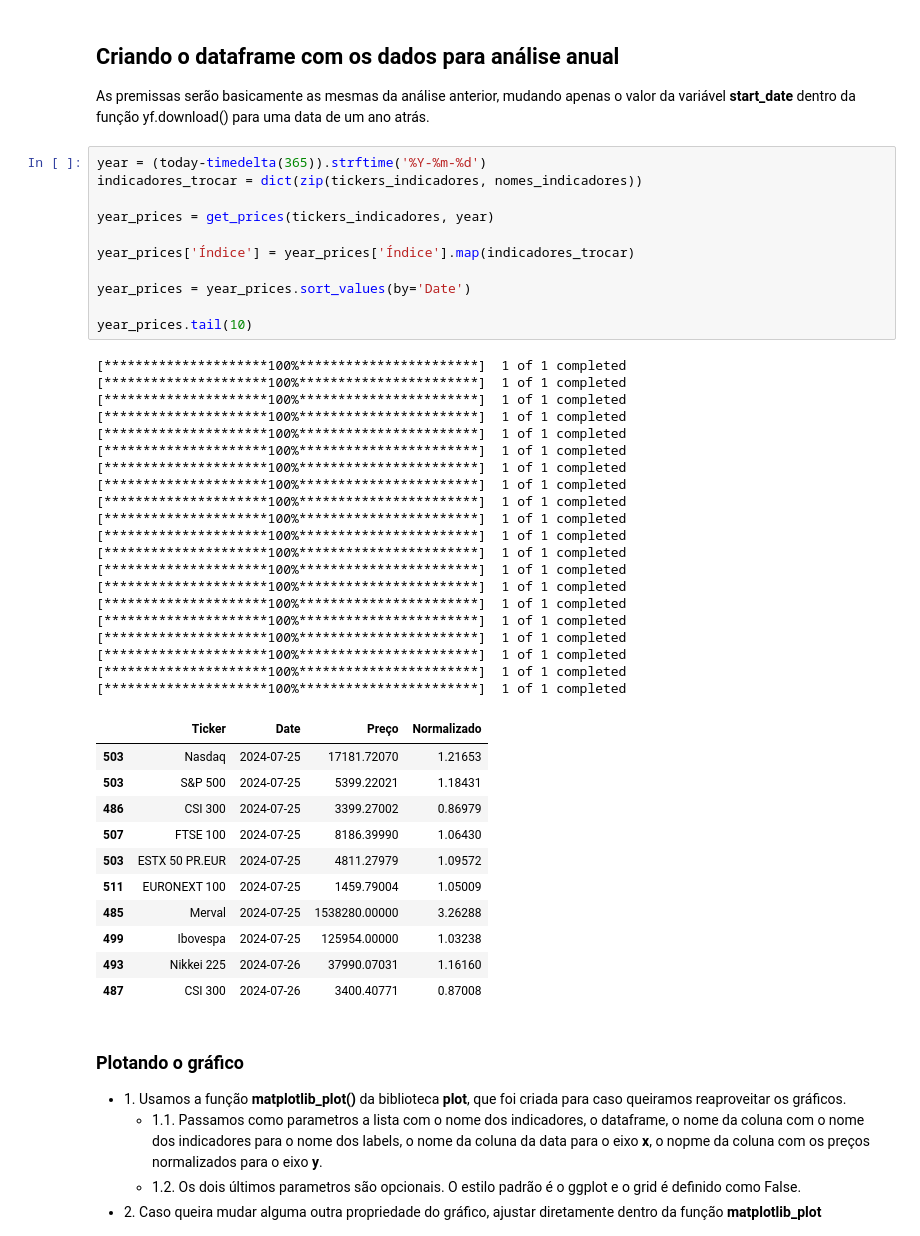
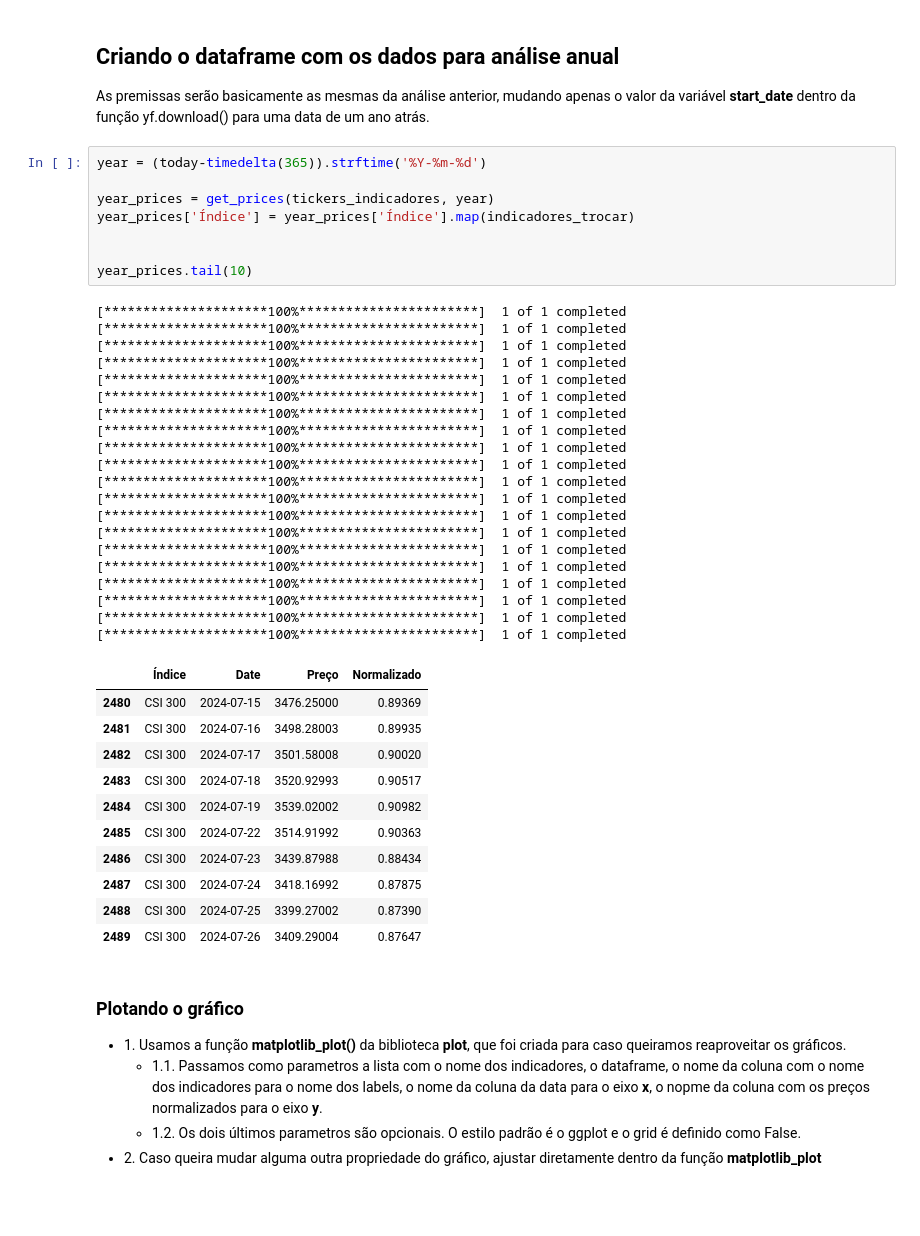
Before and after one commit to joaoxfernando/indices_returns, a Jupyter notebook: indicadores.ipynb, the cells around one changed output. Cells and saved outputs as stored; diff of their text form; blank space fills up the shorter version.

```diff
--- a/indicadores.ipynb
+++ b/indicadores.ipynb
@@ -147,47 +134,44 @@ week_prices.tail(10)
 As premissas serão basicamente as mesmas da análise anterior, mudando apenas o valor da variável **start_date** dentro da função yf.download() para uma data de um ano atrás.
 # %%
 year = (today-timedelta(365)).strftime('%Y-%m-%d')
-indicadores_trocar = dict(zip(tickers_indicadores, nomes_indicadores))
 
 year_prices = get_prices(tickers_indicadores, year)
-
 year_prices['Índice'] = year_prices['Índice'].map(indicadores_trocar)
 
-year_prices = year_prices.sort_values(by='Date')
 
 year_prices.tail(10)
 # %% [output]
 [*********************100%***********************]  1 of 1 completed
 [*********************100%***********************]  1 of 1 completed
 [*********************100%***********************]  1 of 1 completed
 [*********************100%***********************]  1 of 1 completed
 [*********************100%***********************]  1 of 1 completed
 [*********************100%***********************]  1 of 1 completed
 [*********************100%***********************]  1 of 1 completed
 [*********************100%***********************]  1 of 1 completed
 [*********************100%***********************]  1 of 1 completed
 [*********************100%***********************]  1 of 1 completed
 [*********************100%***********************]  1 of 1 completed
 [*********************100%***********************]  1 of 1 completed
 [*********************100%***********************]  1 of 1 completed
 [*********************100%***********************]  1 of 1 completed
 [*********************100%***********************]  1 of 1 completed
 [*********************100%***********************]  1 of 1 completed
 [*********************100%***********************]  1 of 1 completed
 [*********************100%***********************]  1 of 1 completed
 [*********************100%***********************]  1 of 1 completed
 [*********************100%***********************]  1 of 1 completed
-|  | Ticker | Date | Preço | Normalizado |
-| 503 | Nasdaq | 2024-07-25 | 17181.72070 | 1.21653 |
-| 503 | S&P 500 | 2024-07-25 | 5399.22021 | 1.18431 |
-| 486 | CSI 300 | 2024-07-25 | 3399.27002 | 0.86979 |
-| 507 | FTSE 100 | 2024-07-25 | 8186.39990 | 1.06430 |
-| 503 | ESTX 50 PR.EUR | 2024-07-25 | 4811.27979 | 1.09572 |
-| 511 | EURONEXT 100 | 2024-07-25 | 1459.79004 | 1.05009 |
-| 485 | Merval | 2024-07-25 | 1538280.00000 | 3.26288 |
-| 499 | Ibovespa | 2024-07-25 | 125954.00000 | 1.03238 |
-| 493 | Nikkei 225 | 2024-07-26 | 37990.07031 | 1.16160 |
-| 487 | CSI 300 | 2024-07-26 | 3400.40771 | 0.87008 |
+|  | Índice | Date | Preço | Normalizado |
+| 2480 | CSI 300 | 2024-07-15 | 3476.25000 | 0.89369 |
+| 2481 | CSI 300 | 2024-07-16 | 3498.28003 | 0.89935 |
+| 2482 | CSI 300 | 2024-07-17 | 3501.58008 | 0.90020 |
+| 2483 | CSI 300 | 2024-07-18 | 3520.92993 | 0.90517 |
+| 2484 | CSI 300 | 2024-07-19 | 3539.02002 | 0.90982 |
+| 2485 | CSI 300 | 2024-07-22 | 3514.91992 | 0.90363 |
+| 2486 | CSI 300 | 2024-07-23 | 3439.87988 | 0.88434 |
+| 2487 | CSI 300 | 2024-07-24 | 3418.16992 | 0.87875 |
+| 2488 | CSI 300 | 2024-07-25 | 3399.27002 | 0.87390 |
+| 2489 | CSI 300 | 2024-07-26 | 3409.29004 | 0.87647 |
 # %% [markdown]
 ### Plotando o gráfico
 
```
Also changed, not shown: parts of 4 cells of this notebook.
